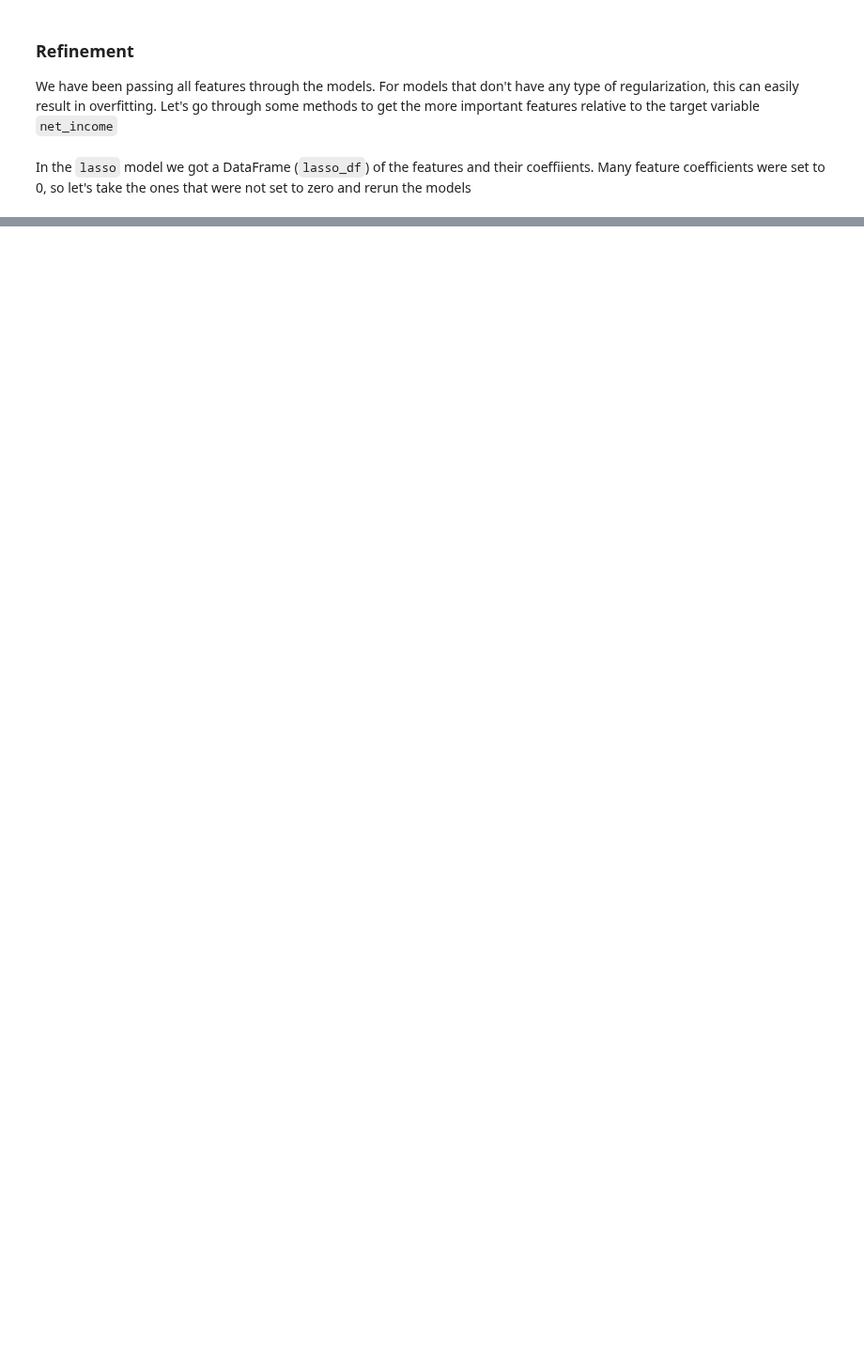
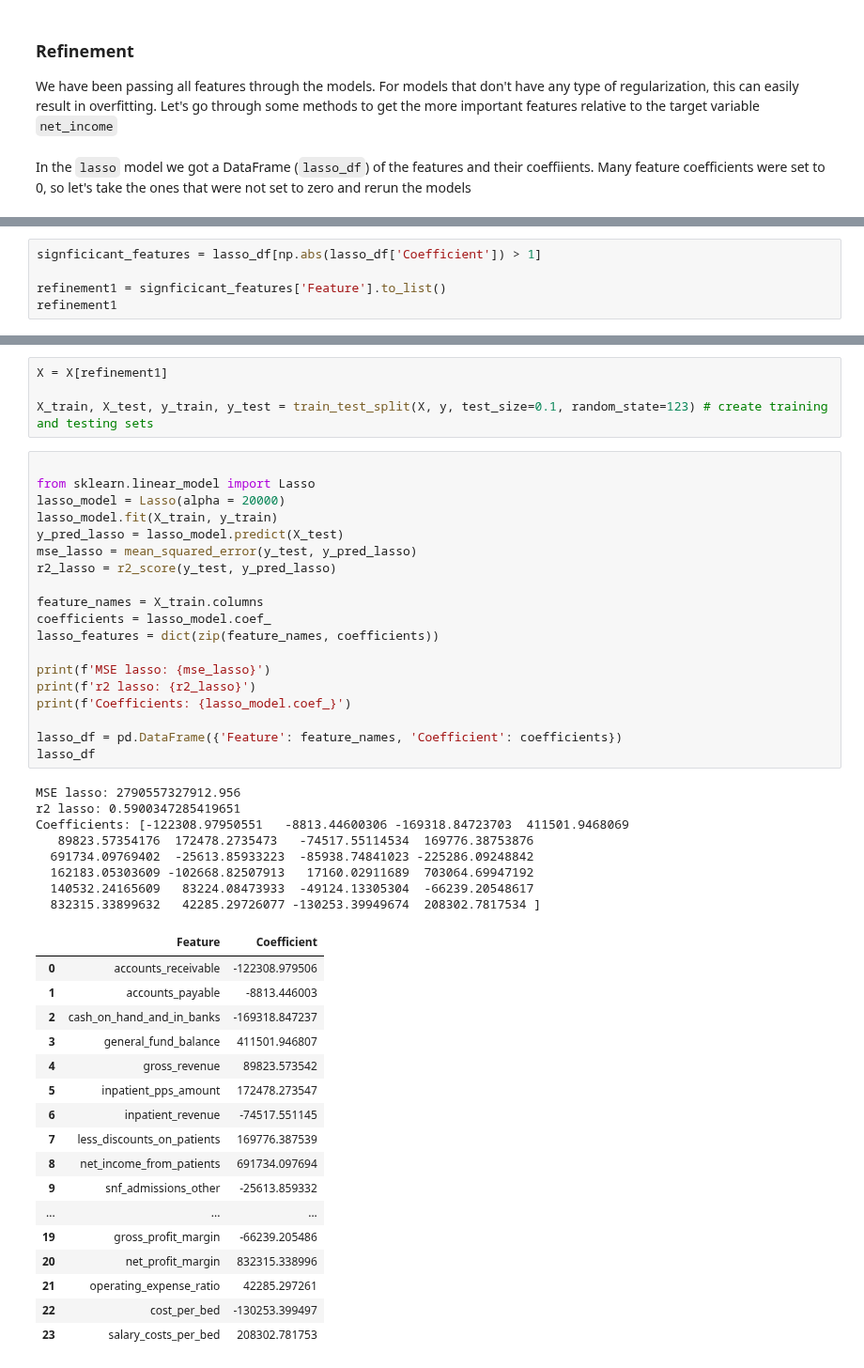
Before and after one commit to Musiik-fn/620-Project-Codebase, a Jupyter notebook: Codebase/620ProjectWhiteboard.ipynb, the cells around one changed output, grey strips where cells are left out. Shown at 94% size. Drawn from its saved outputs; the diff is of its cells as text; blank space fills up the shorter version.

```diff
--- a/Codebase/620ProjectWhiteboard.ipynb
+++ b/Codebase/620ProjectWhiteboard.ipynb
@@ -820,0 +792,5 @@ Name: Feature, Length: 107, dtype: object
+# %%
+signficicant_features = lasso_df[np.abs(lasso_df['Coefficient']) > 1]
+
+refinement1 = signficicant_features['Feature'].to_list()
+refinement1
@@ -820,0 +815,49 @@ Name: Feature, Length: 107, dtype: object
+# %%
+X = X[refinement1]
+
+X_train, X_test, y_train, y_test = train_test_split(X, y, test_size=0.1, random_state=123) # create training and testing sets
+# %%
+
+from sklearn.linear_model import Lasso
+lasso_model = Lasso(alpha = 20000)
+lasso_model.fit(X_train, y_train)
+y_pred_lasso = lasso_model.predict(X_test)
+mse_lasso = mean_squared_error(y_test, y_pred_lasso)
+r2_lasso = r2_score(y_test, y_pred_lasso)
+
+feature_names = X_train.columns
+coefficients = lasso_model.coef_
+lasso_features = dict(zip(feature_names, coefficients))
+
+print(f'MSE lasso: {mse_lasso}')
+print(f'r2 lasso: {r2_lasso}')
+print(f'Coefficients: {lasso_model.coef_}')
+
+lasso_df = pd.DataFrame({'Feature': feature_names, 'Coefficient': coefficients})
+lasso_df
+# %% [output]
+MSE lasso: 2790557327912.956
+r2 lasso: 0.5900347285419651
+Coefficients: [-122308.97950551   -8813.44600306 -169318.84723703  411501.9468069
+   89823.57354176  172478.2735473   -74517.55114534  169776.38753876
+  691734.09769402  -25613.85933223  -85938.74841023 -225286.09248842
+  162183.05303609 -102668.82507913   17160.02911689  703064.69947192
+  140532.24165609   83224.08473933  -49124.13305304  -66239.20548617
+  832315.33899632   42285.29726077 -130253.39949674  208302.7817534 ]
+|  | Feature | Coefficient |
+| 0 | accounts_receivable | -122308.979506 |
+| 1 | accounts_payable | -8813.446003 |
+| 2 | cash_on_hand_and_in_banks | -169318.847237 |
+| 3 | general_fund_balance | 411501.946807 |
+| 4 | gross_revenue | 89823.573542 |
+| 5 | inpatient_pps_amount | 172478.273547 |
+| 6 | inpatient_revenue | -74517.551145 |
+| 7 | less_discounts_on_patients | 169776.387539 |
+| 8 | net_income_from_patients | 691734.097694 |
+| 9 | snf_admissions_other | -25613.859332 |
+| ... | ... | ... |
+| 19 | gross_profit_margin | -66239.205486 |
+| 20 | net_profit_margin | 832315.338996 |
+| 21 | operating_expense_ratio | 42285.297261 |
+| 22 | cost_per_bed | -130253.399497 |
+| 23 | salary_costs_per_bed | 208302.781753 |
```
Also changed, not shown: parts of 12 cells of this notebook.
